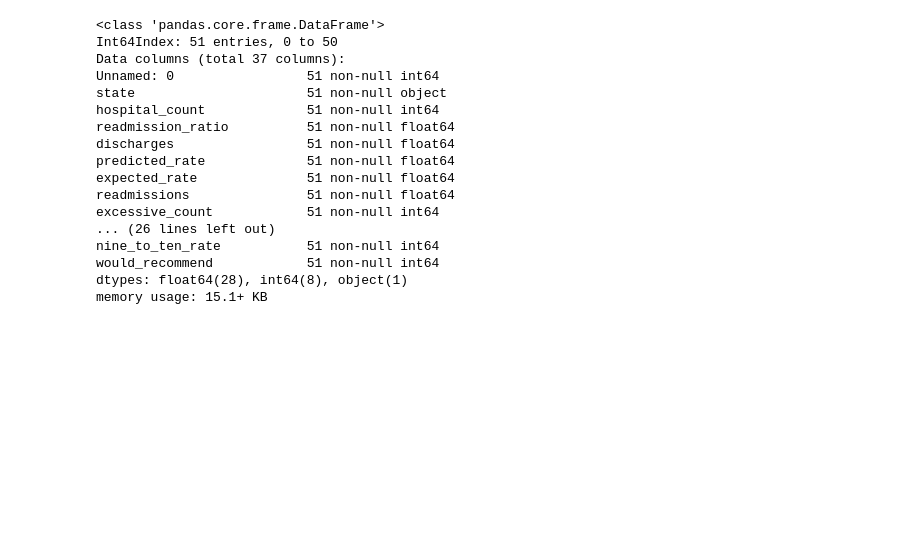
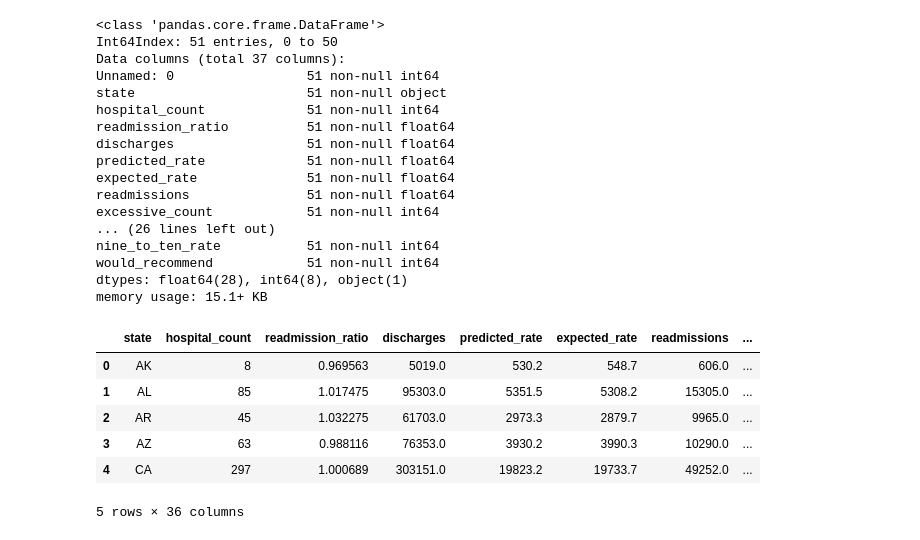
Before and after one commit to jsking751/Capstone_1, a Jupyter notebook: ratings_cleaning_merging.ipynb, the cells around one changed output. Cells and saved outputs as stored; diff of their text form; code cells hidden in the pictures; blank space fills up the shorter version.

Commit message:
Capstone Data Wrangling Pt. 2

```diff
--- a/ratings_cleaning_merging.ipynb
+++ b/ratings_cleaning_merging.ipynb
@@ -116,3 +121,12 @@ memory usage: 15.1+ KB
 # %%
-#Saving Final DataFrame
+# Save and Print Final DataFrame Heading
 final.to_csv('hhc_readmit_final.csv')
+final.head()
+# %% [output]
+|  | state | hospital_count | readmission_ratio | discharges | predicted_rate | expected_rate | readmissions | ... |
+| 0 | AK | 8 | 0.969563 | 5019.0 | 530.2 | 548.7 | 606.0 | ... |
+| 1 | AL | 85 | 1.017475 | 95303.0 | 5351.5 | 5308.2 | 15305.0 | ... |
+| 2 | AR | 45 | 1.032275 | 61703.0 | 2973.3 | 2879.7 | 9965.0 | ... |
+| 3 | AZ | 63 | 0.988116 | 76353.0 | 3930.2 | 3990.3 | 10290.0 | ... |
+| 4 | CA | 297 | 1.000689 | 303151.0 | 19823.2 | 19733.7 | 49252.0 | ... |
+5 rows × 36 columns
```
Also changed, not shown: parts of 9 cells of this notebook.
